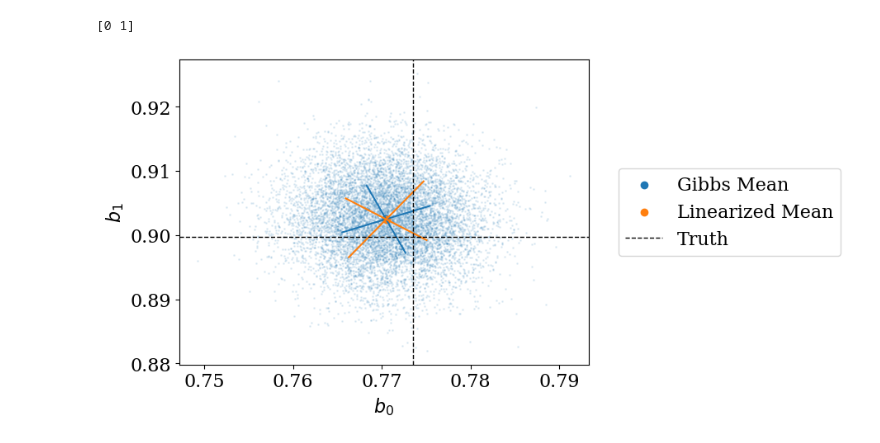
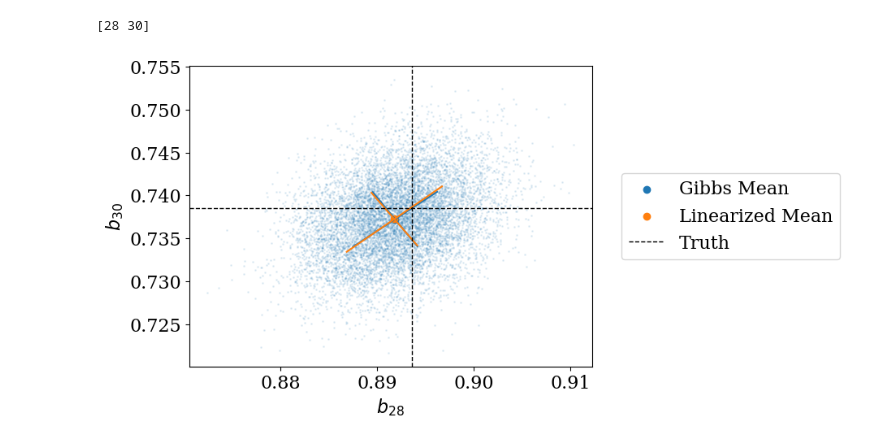
Before and after one commit to KevinMcK95/fit_time_dep_NIR_fluxes, a Jupyter notebook: fit_single_time_dep_fluxes_example.ipynb, the cells around one changed output. Cells and saved outputs as stored; diff of their text form; code cells hidden in the pictures.

```diff
--- a/fit_single_time_dep_fluxes_example.ipynb
+++ b/fit_single_time_dep_fluxes_example.ipynb
@@ -22,18 +22,10 @@ if not os.path.isdir(plotpath):
 # %%
 #generate some synthetic data
 
-np.random.seed(101)
+np.random.seed(104)
 
-n_reads = 42
+n_reads = 33
 n_pixels = 100
-
-#define true fluxes in each pixel
-true_fluxes = ((np.random.rand(n_pixels)-0.5)*2)*200 + 1000 #high flux case
-# true_fluxes = ((np.random.rand(n_pixels)-0.5)*2)*50 + 100 #moderate flux cas
-# true_fluxes = ((np.random.rand(n_pixels)-0.5)*2)*2 + 5 #low flux case
-
-#set the read noise in each pixel
-read_errs = ((np.random.rand(n_pixels)-0.5)*2)*5 + 28
 
 #define the true multiplicative factor to the fluxes
 true_b_vect = np.ones(n_reads-1)*1.0
@@ -42,6 +34,25 @@ true_b_vect[n_reads//2:] = 1.0
 true_b_vect /= true_b_vect.max()
 
 true_b_vect = 1.0 - (np.random.rand(n_reads-1))*0.5
+
+#define true fluxes in each pixel
+true_fluxes = ((np.random.rand(n_pixels)-0.5)*2)*200 + 1000 #high flux case
+
+# true_fluxes = ((np.random.rand(n_pixels)-0.5)*2)*50 + 100 #moderate flux cas
+# true_fluxes = ((np.random.rand(n_pixels)-0.5)*2)*2 + 5 #low flux case
+
+#set the read noise in each pixel
+read_errs = ((np.random.rand(n_pixels)-0.5)*2)*5 + 19
+
+
+# true_b_vect = np.array([0.14666762, 0.14592743, 0.16262955, 0.21734018, 0.16590932,
+#                        0.13708185, 0.1665485 , 0.17474143, 0.18394854, 0.16649314,
+#                        0.16911024, 0.22114851, 0.14922444, 0.14098277, 0.23588645,
+#                        0.34075309, 0.50027251, 0.54541253, 0.62567909, 0.86270902,
+#                        0.83077691, 1.        , 0.92362396, 0.56664442, 0.69072923,
+#                        0.62655106, 0.63524682, 0.78064197, 0.80501947, 0.86131151,
+#                        0.97910498, 0.88065946, 0.86888998, 0.86814432, 0.94637933])
+# n_reads = len(true_b_vect)+1
 
 read_times = np.arange(n_reads)
 read_diff_times = 0.5*(read_times[1:]+read_times[:-1])
@@ -462,5 +820,6 @@ plt.show()
 # %%
 b_inds = np.array([0,1])
+b_inds = np.array([28,30])-1
 # b_inds = np.array([36,37])-1
 orig_b_inds = non_max_inds[b_inds]
 comb_inds = b_inds+n_pixels
@@ -507,32 +866,32 @@ curr_vals,curr_vects = np.linalg.eig(curr_cov)
 curr_vals = np.sqrt(curr_vals)
 err_vects = np.zeros_like(curr_vects)
 err_vects[0] = curr_vals[0]*curr_vects[:,0]
 err_vects[1] = curr_vals[1]*curr_vects[:,1]
 
 err1_plot = [curr_med[0]-err_vects[0,0],curr_med[0]+err_vects[0,0]],\
             [curr_med[1]-err_vects[0,1],curr_med[1]+err_vects[0,1]]
 err2_plot = [curr_med[0]-err_vects[1,0],curr_med[0]+err_vects[1,0]],\
             [curr_med[1]-err_vects[1,1],curr_med[1]+err_vects[1,1]]
 color = 'C1'
 plt.scatter(curr_med[0],curr_med[1],
             marker='o',label='Linearized Mean',color=color)
 plt.plot(err1_plot[0],err1_plot[1],color=color)
 plt.plot(err2_plot[0],err2_plot[1],color=color)
 
 # plt.errorbar(b_vect_mean_gibbs[orig_b_inds[0]],b_vect_mean_gibbs[orig_b_inds[1]],
 #              xerr=b_vect_errs_gibbs[orig_b_inds[0]],
 #              yerr=b_vect_errs_gibbs[orig_b_inds[1]],
 #              fmt='o',label='Gibbs Mean')
 # plt.errorbar(b_vect_mean_linear[orig_b_inds[0]],b_vect_mean_linear[orig_b_inds[1]],
 #              xerr=b_vect_errs_linear[orig_b_inds[0]],
 #              yerr=b_vect_errs_linear[orig_b_inds[1]],
 #              fmt='o',label='Linearized Mean')
 plt.axhline(true_param_means[comb_inds[1]],c='k',lw=1,ls='--',label='Truth')
 plt.axvline(true_param_means[comb_inds[0]],c='k',lw=1,ls='--')
 plt.xlabel('$b_{%d}$'%orig_b_inds[0])
 plt.ylabel('$b_{%d}$'%orig_b_inds[1])
 plt.legend(loc=6,bbox_to_anchor=(1.05,0.5))
 plt.show()
 # %% [output]
-[0 1]
+[28 30]
-[figure, old version]
+[figure, new version]
```
Also changed, not shown: parts of 17 cells of this notebook, 4 other files.
